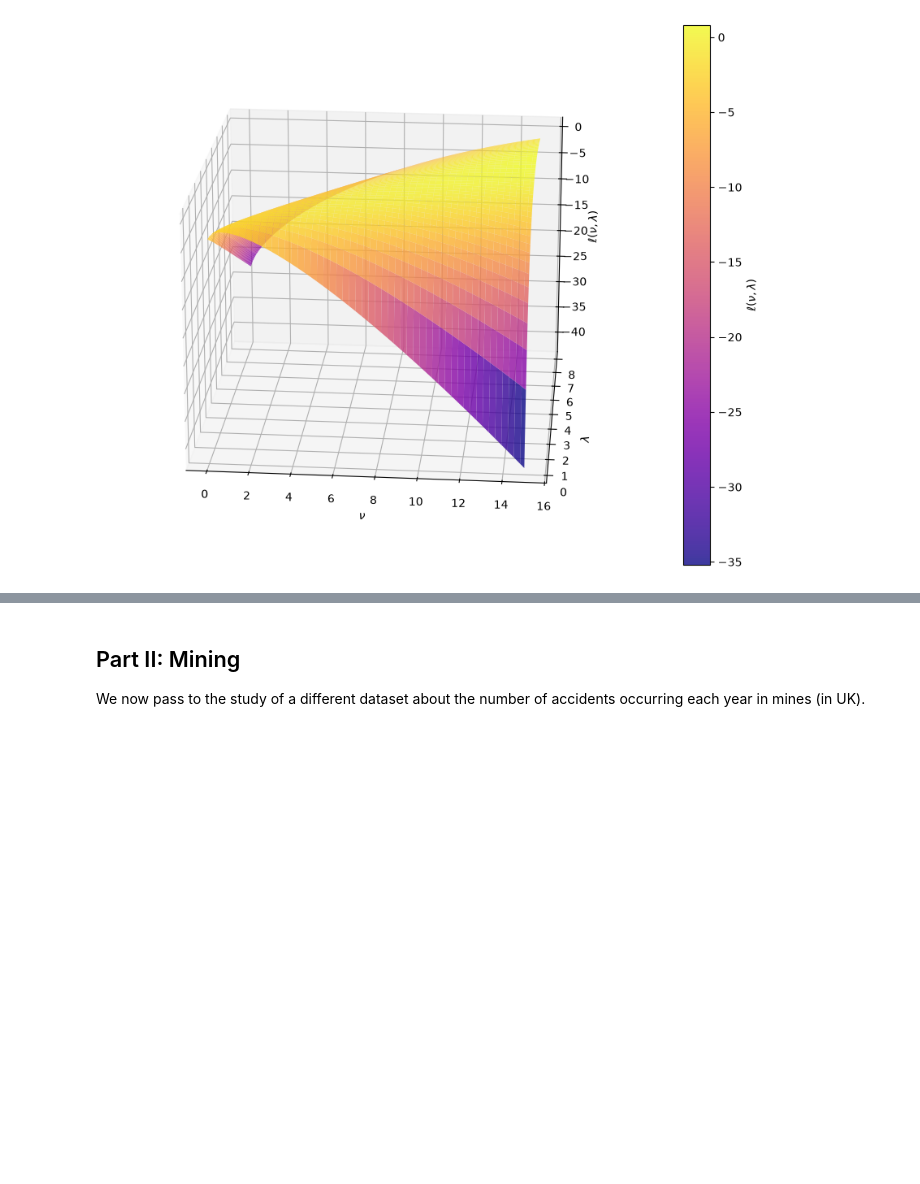
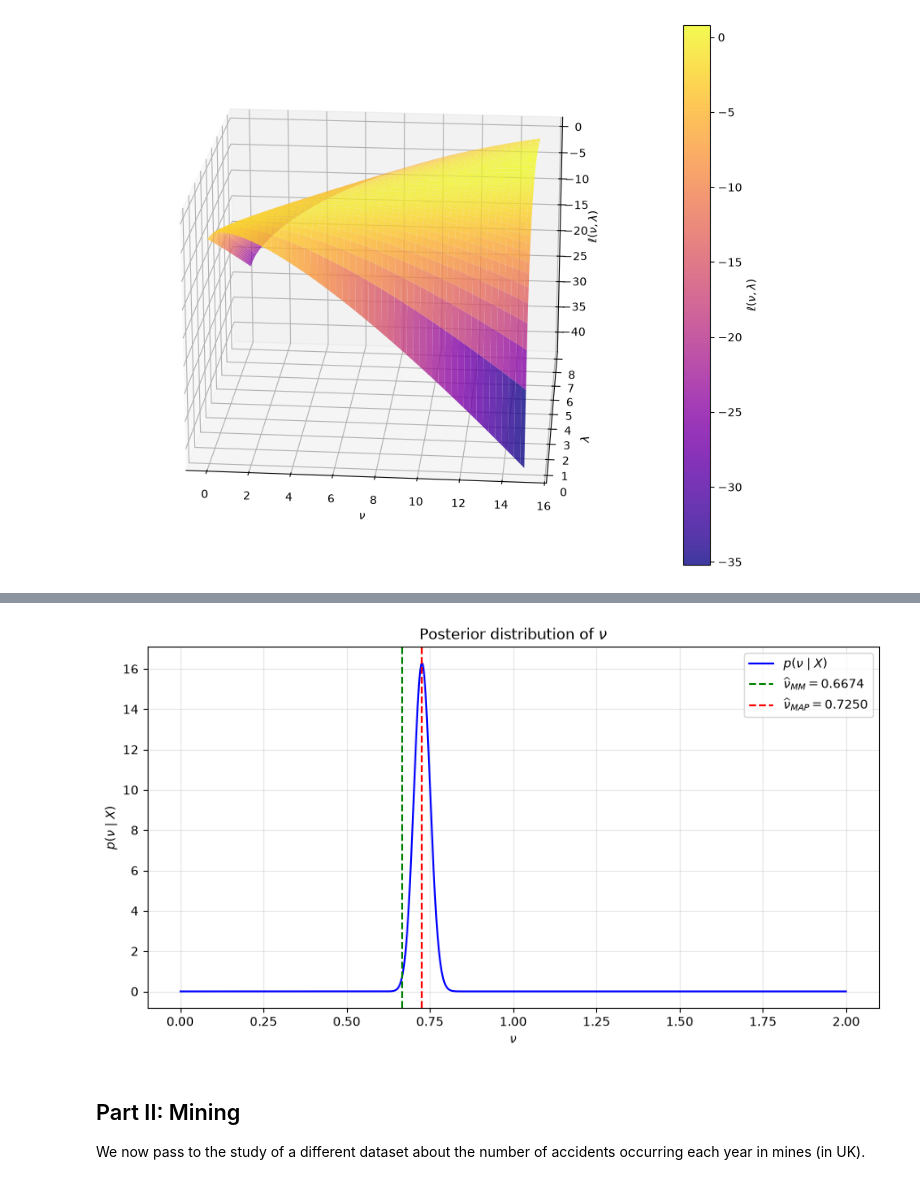
Before and after one commit to cbasitodx/ADVANCED_STATISTIC_LAB1, a Jupyter notebook: TPBayes.ipynb, the cells around one changed output, grey strips where cells are left out. Saved outputs shown, nothing was run; the diff lists cells and outputs as text; code cells hidden in the pictures; blank space fills up the shorter version.

```diff
--- a/TPBayes.ipynb
+++ b/TPBayes.ipynb
@@ -466,3 +585,40 @@ MLE estimate of ν (α): 0.798003
+# %%
+nu_values = nu_values[0:1000]
+posterior = posterior[0:1000]
+
+# Plot the posterior distribution
+plt.figure(figsize=(9, 5))
+
+plt.plot(
+    nu_values,
+    posterior,
+    color="blue",
+    label=r"$p(\nu\mid X)$"
+)
+
+plt.axvline(
+    nu_MM,
+    color="green",
+    linestyle="--",
+    label=rf"$\widehat{{\nu}}_{{MM}}={nu_MM:.4f}$"
+)
+
+plt.axvline(
+    nu_MAP,
+    color="red",
+    linestyle="--",
+    label=rf"$\widehat{{\nu}}_{{MAP}}={nu_MAP:.4f}$"
+)
+
+plt.xlabel(r"$\nu$")
+plt.ylabel(r"$p(\nu\mid X)$")
+plt.title(r"Posterior distribution of $\nu$")
+plt.grid(alpha=0.3)
+plt.legend()
+plt.tight_layout()
+plt.show()
+# %% [output]
+[figure, added]
 # %% [markdown]
 ## Part II: Mining
 
```
Also changed, not shown: parts of 28 cells of this notebook, 1 other file.
